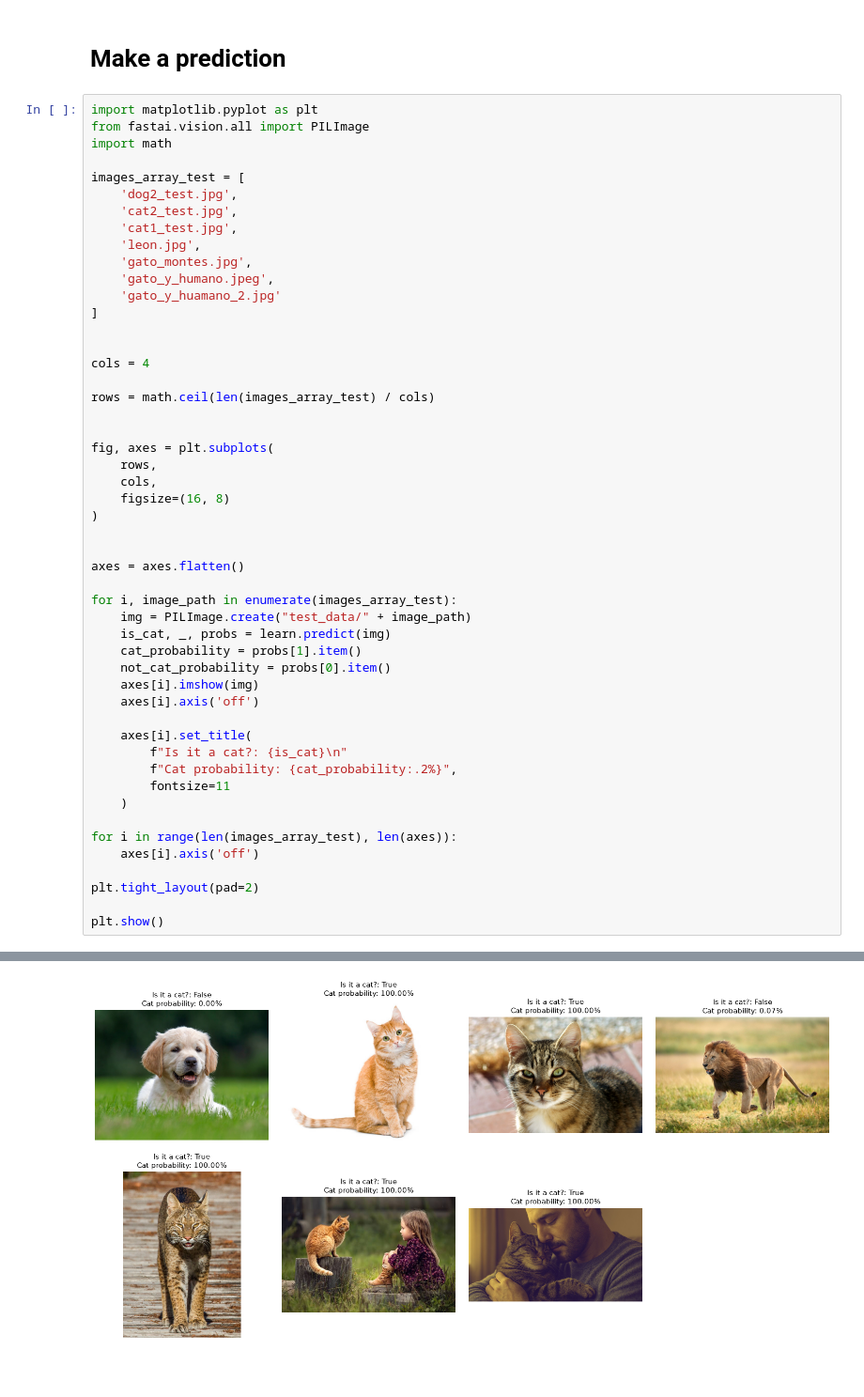
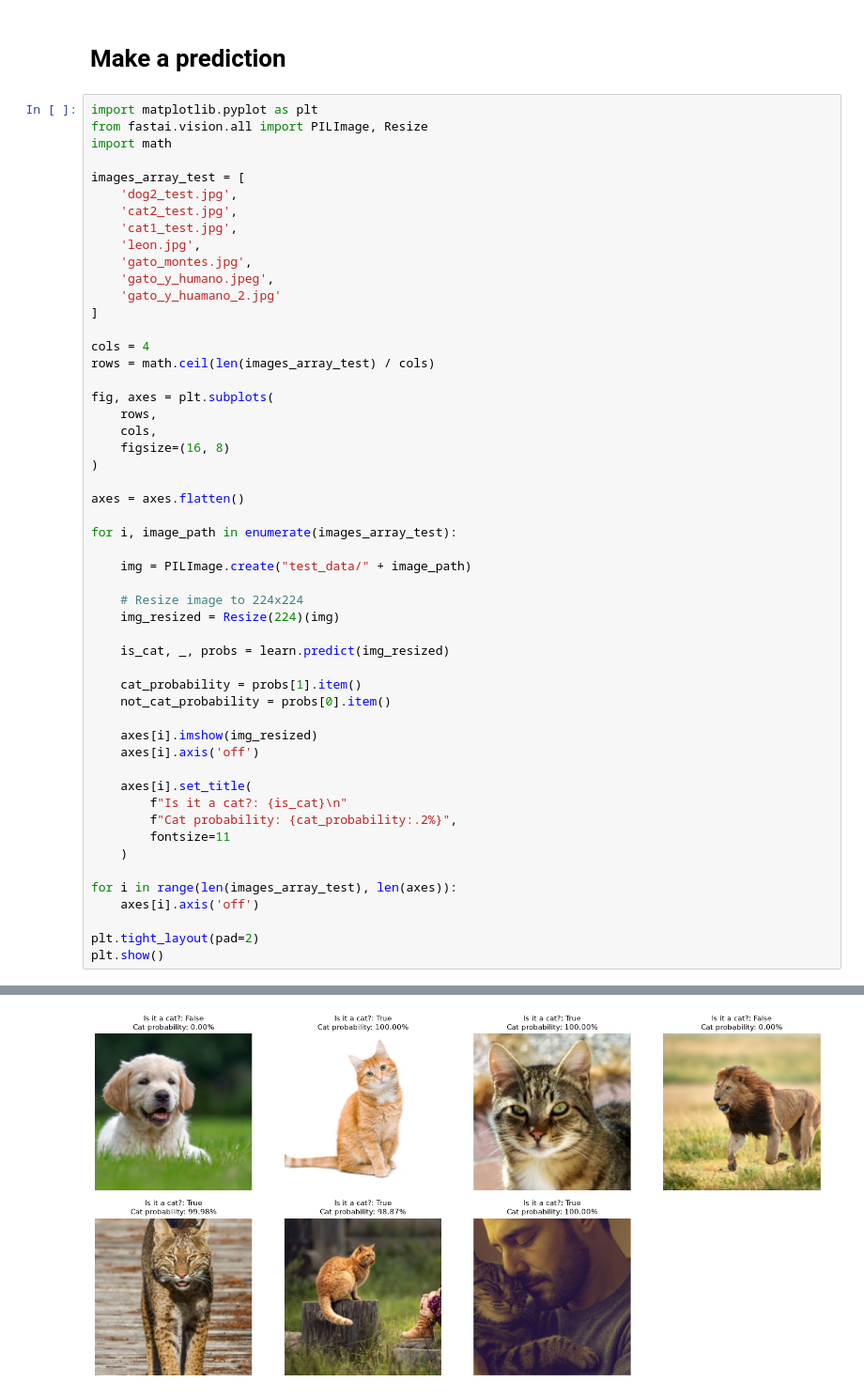
Before and after one commit to sergionego2424/computer-vision-cat-detection, a Jupyter notebook: FastAI_Computer_Vision_Example.ipynb, the cells around one changed output, grey strips where cells are left out. Shown at 94% size. Saved outputs shown, nothing was run; the diff lists cells and outputs as text; blank space fills up the shorter version.

Commit message:
RESIZED IMAGES

```diff
--- a/FastAI_Computer_Vision_Example.ipynb
+++ b/FastAI_Computer_Vision_Example.ipynb
@@ -47,7 +86,7 @@ learn.fine_tune(1)
 # **Make a prediction**
 # %%
 import matplotlib.pyplot as plt
-from fastai.vision.all import PILImage
+from fastai.vision.all import PILImage, Resize
 import math
 
 images_array_test = [
@@ -60,11 +99,8 @@ images_array_test = [
     'gato_y_huamano_2.jpg'
 ]
 
-
 cols = 4
-
 rows = math.ceil(len(images_array_test) / cols)
-
 
 fig, axes = plt.subplots(
     rows,
@@ -72,15 +108,21 @@ fig, axes = plt.subplots(
     figsize=(16, 8)
 )
 
-
 axes = axes.flatten()
 
 for i, image_path in enumerate(images_array_test):
+
     img = PILImage.create("test_data/" + image_path)
-    is_cat, _, probs = learn.predict(img)
+
+    # Resize image to 224x224
+    img_resized = Resize(224)(img)
+
+    is_cat, _, probs = learn.predict(img_resized)
+
     cat_probability = probs[1].item()
     not_cat_probability = probs[0].item()
-    axes[i].imshow(img)
+
+    axes[i].imshow(img_resized)
     axes[i].axis('off')
 
     axes[i].set_title(
@@ -93,6 +135,5 @@ for i in range(len(images_array_test), len(axes)):
     axes[i].axis('off')
 
 plt.tight_layout(pad=2)
-
 plt.show()
 # %% [output]
@@ -106 +147 @@ plt.show()
-[figure, old version]
+[figure, new version]
```
Also changed, not shown: parts of 8 cells of this notebook.
